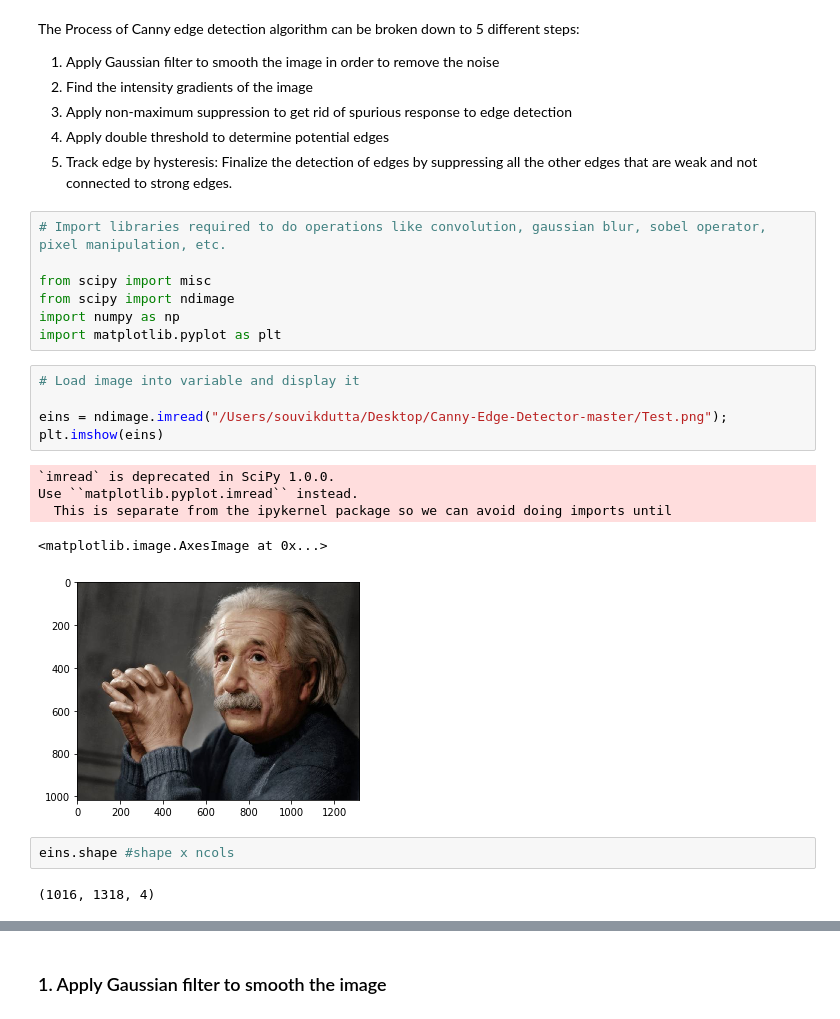
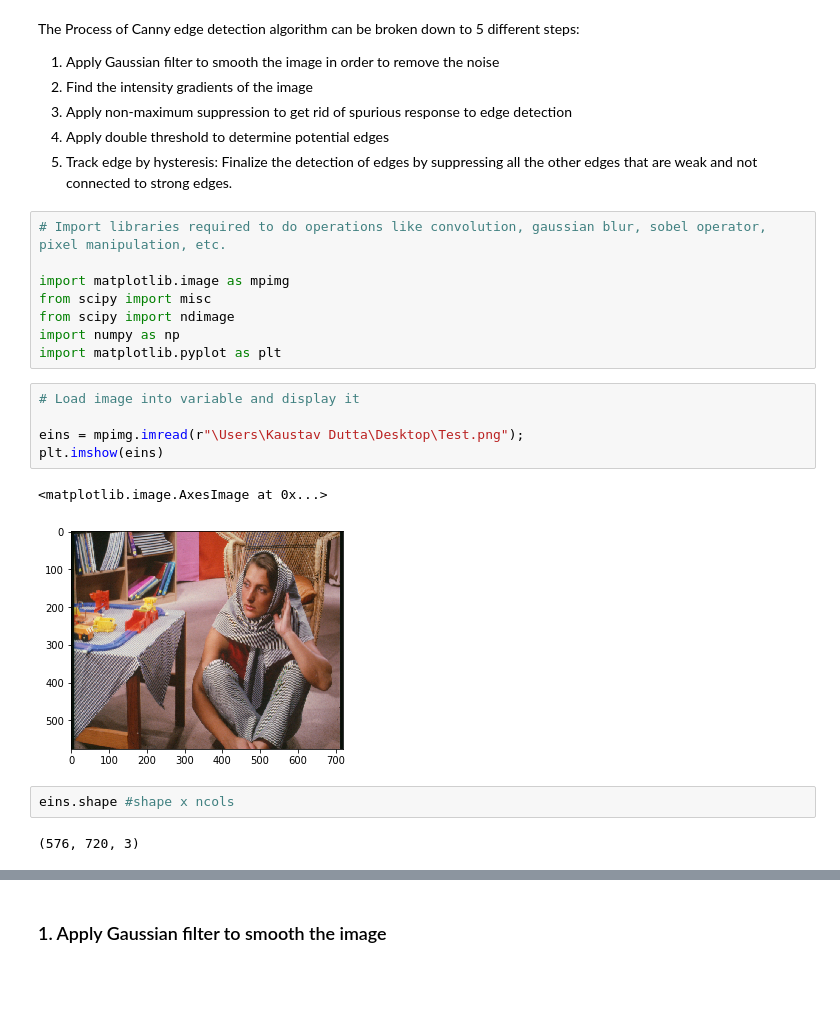
Before and after one commit to kaustav-dutta/canny-edge-detection, a Jupyter notebook: Canny Edge Detection.ipynb, the cells around one changed output, grey strips where cells are left out. Saved outputs shown, nothing was run; the diff lists cells and outputs as text; blank space fills up the shorter version.

```diff
--- a/Canny Edge Detection.ipynb
+++ b/Canny Edge Detection.ipynb
@@ -9,6 +9,7 @@ The Process of Canny edge detection algorithm can be broken down to 5 different
 # %%
 # Import libraries required to do operations like convolution, gaussian blur, sobel operator, pixel manipulation, etc.
 
+import matplotlib.image as mpimg
 from scipy import misc
 from scipy import ndimage
 import numpy as np
@@ -16,18 +17,15 @@ import matplotlib.pyplot as plt
 # %%
 # Load image into variable and display it
 
-eins = ndimage.imread("/Users/souvikdutta/Desktop/Canny-Edge-Detector-master/Test.png");
+eins = mpimg.imread(r"\Users\Kaustav Dutta\Desktop\Test.png");
 plt.imshow(eins)
 # %% [output]
-`imread` is deprecated in SciPy 1.0.0.
-Use ``matplotlib.pyplot.imread`` instead.
-  This is separate from the ipykernel package so we can avoid doing imports until
+<matplotlib.image.AxesImage at 0x...>
-<matplotlib.image.AxesImage at 0x...>
-[figure, old version]
+[figure, new version]
 # %%
 eins.shape #shape x ncols
 # %% [output]
-(1016, 1318, 4)
+(576, 720, 3)
 # %%
 # Convert color image to grayscale to help extraction of edges
 
```
Also changed, not shown: parts of 13 cells of this notebook, 1 other file.
